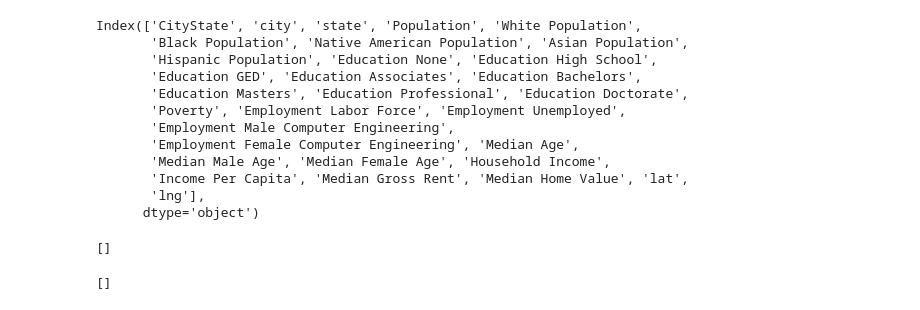
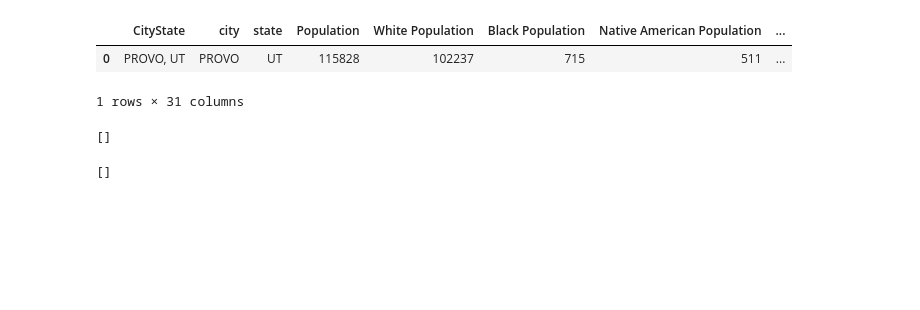
Before and after one commit to pbryzek/surfs_up, a Jupyter notebook: assessment/Untitled.ipynb, the cells around one changed output. Cells and saved outputs as stored; diff of their text form; code cells hidden in the pictures; blank space fills up the shorter version.

```diff
--- a/assessment/Untitled.ipynb
+++ b/assessment/Untitled.ipynb
@@ -17,23 +16,16 @@ sqlite3.connect("sqlite:///Census_Data.sqlite")
 # %%
 # reflect an existing database into a new model
 engine = create_engine("sqlite:///Census_Data.sqlite")
 conn = engine.connect()
-query = pd.read_sql("SELECT * FROM Census_Data", conn)
-query.head()
-query.keys()
+query = pd.read_sql("SELECT * FROM Census_Data where Population > 100000 AND city = 'PROVO' ORDER BY 'Median Age' DESC", conn)
+#query = pd.read_sql("SELECT * FROM Census_Data where Population > 100000 ORDER BY 'Median Age' DESC", conn)
+
+query.head(30)
+#query.keys()
 # %% [output]
+|  | CityState | city | state | Population | White Population | Black Population | Native American Population | ... |
+| 0 | PROVO, UT | PROVO | UT | 115828 | 102237 | 715 | 511 | ... |
-Index(['CityState', 'city', 'state', 'Population', 'White Population',
-       'Black Population', 'Native American Population', 'Asian Population',
-       'Hispanic Population', 'Education None', 'Education High School',
-       'Education GED', 'Education Associates', 'Education Bachelors',
-       'Education Masters', 'Education Professional', 'Education Doctorate',
-       'Poverty', 'Employment Labor Force', 'Employment Unemployed',
-       'Employment Male Computer Engineering',
-       'Employment Female Computer Engineering', 'Median Age',
-       'Median Male Age', 'Median Female Age', 'Household Income',
-       'Income Per Capita', 'Median Gross Rent', 'Median Home Value', 'lat',
-       'lng'],
-      dtype='object')
+1 rows × 31 columns
 # %%
 Base = automap_base()
 # reflect the tables
```
Also changed, not shown: parts of 3 cells of this notebook, 1 other file.
